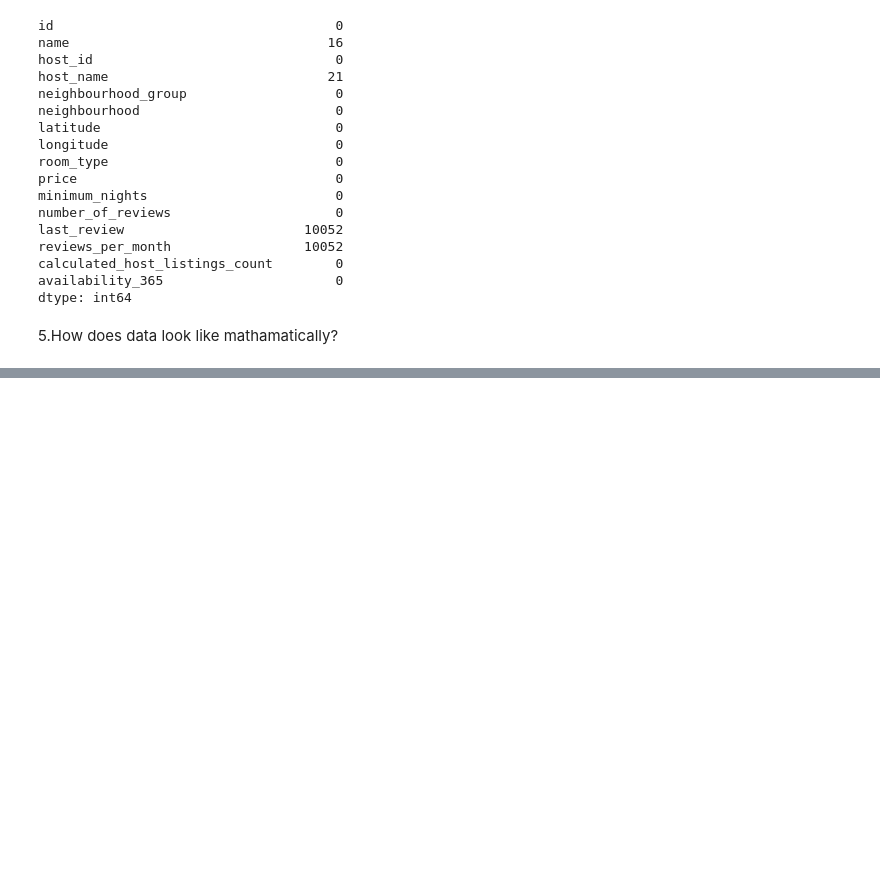
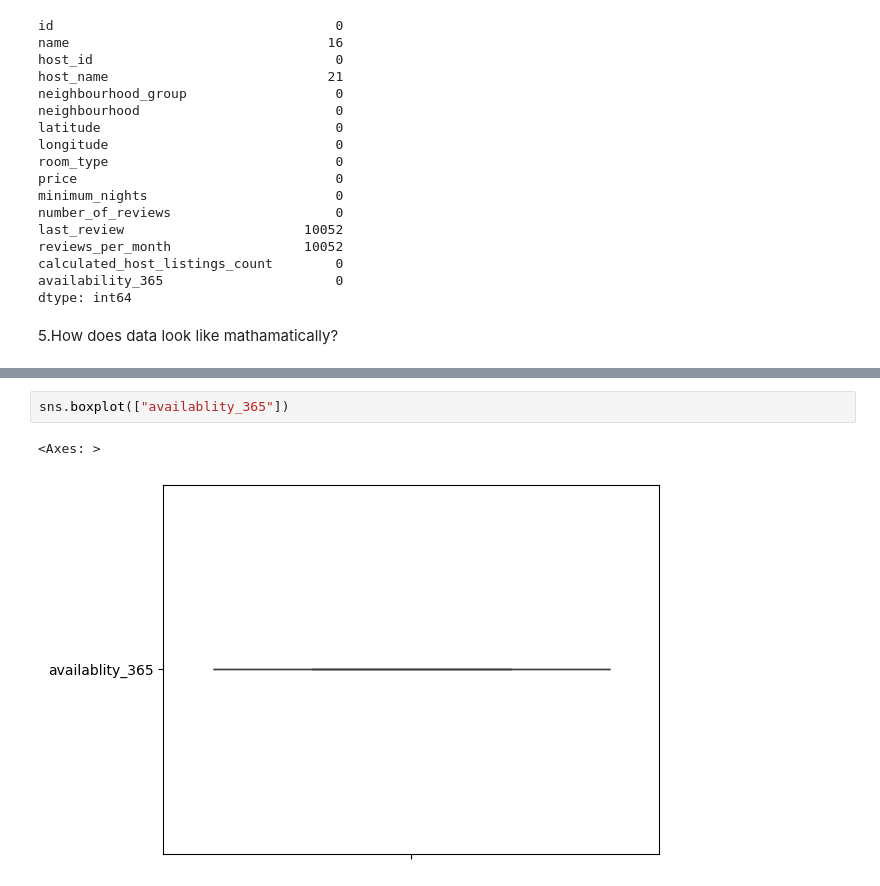
Before and after one commit to saurabhmandaokar1999/GoogleColab, a Jupyter notebook: DataAnalysis_UnderStanding_Data_Set.ipynb, the cells around one changed output, grey strips where cells are left out. Drawn from its saved outputs; the diff is of its cells as text; blank space fills up the shorter version.

```diff
--- a/DataAnalysis_UnderStanding_Data_Set.ipynb
+++ b/DataAnalysis_UnderStanding_Data_Set.ipynb
@@ -86,0 +127,5 @@ df.describe()
+# %%
+sns.boxplot(["availablity_365"])
+# %% [output]
+<Axes: >
+[figure, added]
```
Also changed, not shown: parts of 8 cells of this notebook.
